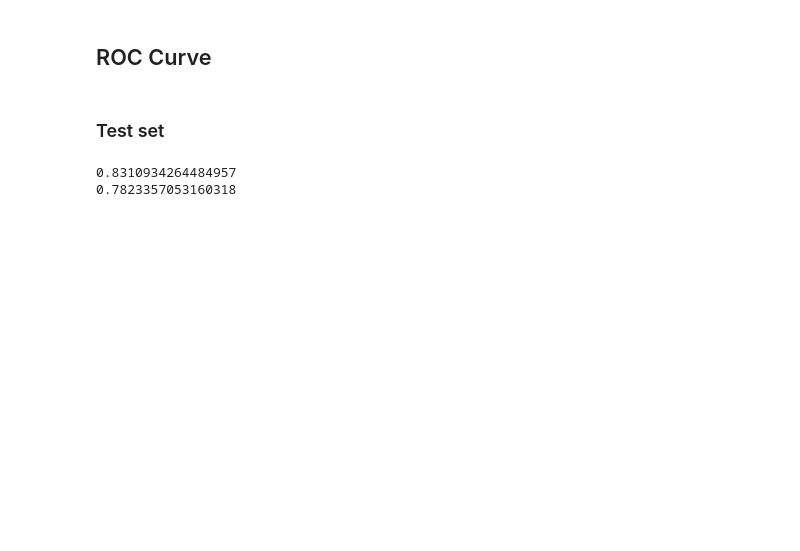
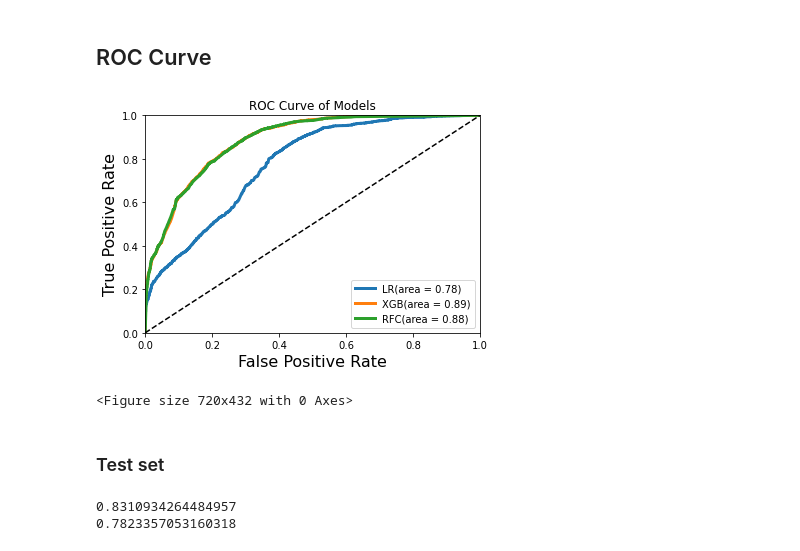
Before and after one commit to VinceTruong/EY_2022, a Jupyter notebook: XGB Model.ipynb, the cells around one changed output. Saved outputs shown, nothing was run; the diff lists cells and outputs as text; code cells hidden in the pictures; blank space fills up the shorter version.

Commit message:
XGBoost

```diff
--- a/XGB Model.ipynb
+++ b/XGB Model.ipynb
@@ -799,19 +809,29 @@ skf.split(X_ori, y_ori)
+# %%
+skf = StratifiedShuffleSplit(n_splits=1, test_size=0.2, random_state=7)
+for i, (train_index, test_index) in enumerate(skf.split(X_ori, y_ori)):
+    X_train, X_test = X_ori.loc[train_index], X_ori.loc[test_index]
+    y_train, y_test = y_ori[train_index], y_ori[test_index]
 # %%
 # A parameter grid for XGBoost
 params = {
         'learning_rate': np.round(np.linspace(0.05, 1, 20), 2),
         'max_depth': np.arange(1, 11, 1),
         'reg_lambda': np.round(np.linspace(0.05, 8.05, 161), 2),
+        'reg_alpha': np.round(np.linspace(0.05, 5.05, 101), 2),
+        'min_split_loss': np.round(np.linspace(0.5, 20.5, 41), 2),
         'min_child_weight': np.arange(1, 30, 1),
         'n_estimators': np.arange(100, 1001, 50)
         }
 
 xgb = XGBClassifier(objective='binary:logistic')
 
-skf = StratifiedKFold(n_splits=5, shuffle = True, random_state = 7)
+#skf = StratifiedKFold(n_splits=5, shuffle = True, random_state = 7)
 
-random_search = RandomizedSearchCV(estimator=xgb, param_distributions=params, scoring='f1', n_iter=50, cv=skf.split(X_ori, y_ori), verbose=1, random_state=7)
+random_search = RandomizedSearchCV(estimator=xgb, param_distributions=params, scoring='f1', n_iter=50, cv=5, verbose=1, random_state=7)
 
-random_search.fit(X_ori, y_ori)
+
+random_search.fit(X_train, y_train)
+y_pred = random_search.predict(X_test)
+f1_score(y_test, y_pred)
 # %% [output]
 Fitting 5 folds for each of 50 candidates, totalling 250 fits
@@ -880,55 +904,44 @@ from sklearn.model_selection import cross_val_score, cross_val_predict
 # %%
 # Logistic Regression
 lr = LogisticRegression()
-lr.fit(x,y_true)
-y_score_lr = cross_val_predict(lr, X_test, y_test, method='decision_function',cv=10)
+lr.fit(X_train, y_train)
+y_score_lr = cross_val_predict(lr, X_test, y_test, method='decision_function', cv=10)
 fpr_lr, tpr_lr, threshold_lr = roc_curve(y_test,y_score_lr)
 
-# GaussianNB
-gnb = GaussianNB()
-gnb.fit(x,y_true)
-gnb_results = cross_val_score(gnb,X_test, y_test,scoring='accuracy')
-y_score_gnb = cross_val_predict(gnb,X_test, y_test,method='predict_proba',cv=10)
-fpr_gnb, tpr_gnb, threshold_gnb = roc_curve(y_test,y_score_gnb[:,1])
 
-# K Neighbor Classifier
-knc = KNeighborsClassifier()
-knc.fit(x,y_true)
-knc_results = cross_val_score(knc,X_test, y_test,scoring='accuracy')
-y_score_knn = cross_val_predict(knc,X_test, y_test,method='predict_proba',cv=10)
-fpr_knn, tpr_knn, threshold_knn = roc_curve(y_test,y_score_knn[:,1])
+# XGBoost
+xgb = XGBClassifier()
+xgb.fit(X_train, y_train)
+y_score_xgb = cross_val_predict(xgb, X_test, y_test, method='predict_proba', cv=10)
+fpr_xgb, tpr_xgb, threshold_xgb = roc_curve(y_test,y_score_xgb[:,1])
 
-# LDA
-lda = LinearDiscriminantAnalysis()
-lda.fit(x,y_true)
-lda_results = cross_val_score(lda,X_test, y_test,scoring='accuracy')
-y_score_lda = cross_val_predict(lda,X_test, y_test,method='predict_proba',cv=10)
-fpr_lda, tpr_lda, threshold_lda = roc_curve(y_test,y_score_lda[:,1])
 
-# SVC
-svc = SVC(probability = True)
-svc.fit(x,y_true)
-svc_results = cross_val_score(svc,X_test, y_test,scoring='accuracy')
-y_score_svc = cross_val_predict(svc,X_test, y_test,method='decision_function',cv=10)
-fpr_svc, tpr_svc, threshold_svc = roc_curve(y_test,y_score_svc)
+# Random Forest
+rfc = RandomForestClassifier()
+rfc.fit(X_train, y_train)
+y_score_rfc = cross_val_predict(rfc, X_test, y_test, method='predict_proba', cv=10)
+fpr_rfc, tpr_rfc, threshold_rfc = roc_curve(y_test,y_score_rfc[:,1])
 
 
 # ROC Curve for the models above
 plt.plot(fpr_lr, tpr_lr, linewidth = 3, label='LR(area = %0.2f)' % roc_auc_score(y_test,y_score_lr))
-plt.plot(fpr_gnb, tpr_gnb, linewidth = 3, label='NB(area = %0.2f)' % roc_auc_score(y_test,y_score_gnb[:,1]))
-plt.plot(fpr_knn, tpr_knn, linewidth = 3, label='KNN(area = %0.2f)' % roc_auc_score(y_test,y_score_knn[:,1]))
-plt.plot(fpr_lda, tpr_lda, linewidth = 3, label='LDA(area = %0.2f)' % roc_auc_score(y_test,y_score_lda[:,1]))
-plt.plot(fpr_svc, tpr_svc, linewidth = 3, label='SVM(area = %0.2f)' % roc_auc_score(y_test,y_score_svc))
+plt.plot(fpr_xgb, tpr_xgb, linewidth = 3, label='XGB(area = %0.2f)' % roc_auc_score(y_test,y_score_xgb[:,1]))
+plt.plot(fpr_rfc, tpr_rfc, linewidth = 3, label='RFC(area = %0.2f)' % roc_auc_score(y_test,y_score_rfc[:,1]))
+#plt.plot(fpr_lda, tpr_lda, linewidth = 3, label='LDA(area = %0.2f)' % roc_auc_score(y_test,y_score_lda[:,1]))
+#plt.plot(fpr_svc, tpr_svc, linewidth = 3, label='SVM(area = %0.2f)' % roc_auc_score(y_test,y_score_svc))
 
 
 plt.legend()
 plt.plot([0, 1], [0, 1], 'k--')
 plt.axis([0, 1, 0, 1])
 plt.xlabel('False Positive Rate', fontsize=16)
 plt.ylabel('True Positive Rate', fontsize=16)
 plt.title('ROC Curve of Models')
 plt.figure(figsize=(10, 6))
 plt.show()
+# %% [output]
+[figure, added]
+<Figure size 720x432 with 0 Axes>
 # %% [markdown]
 ### Test set
 # %%
```
Also changed, not shown: parts of 13 cells of this notebook.
